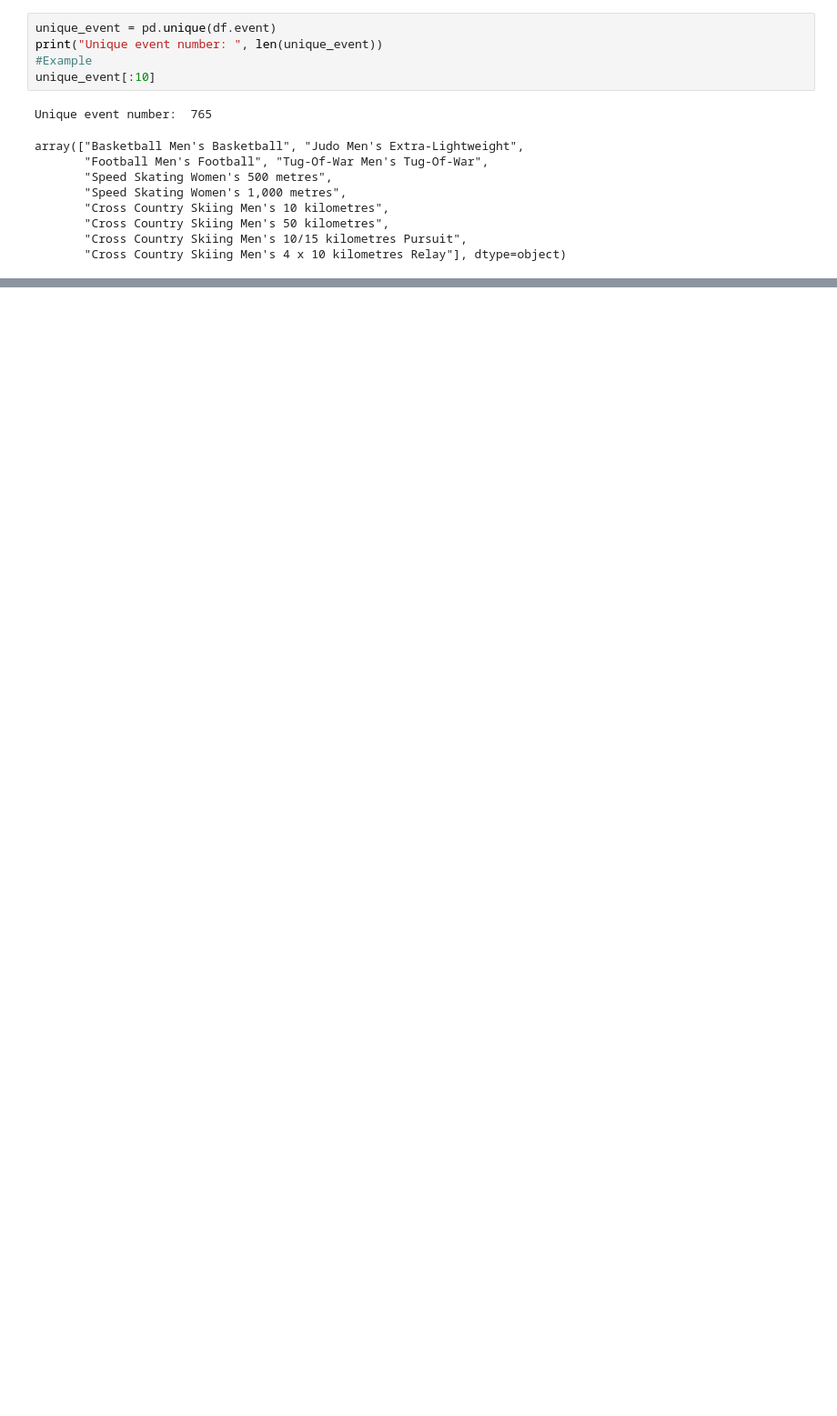
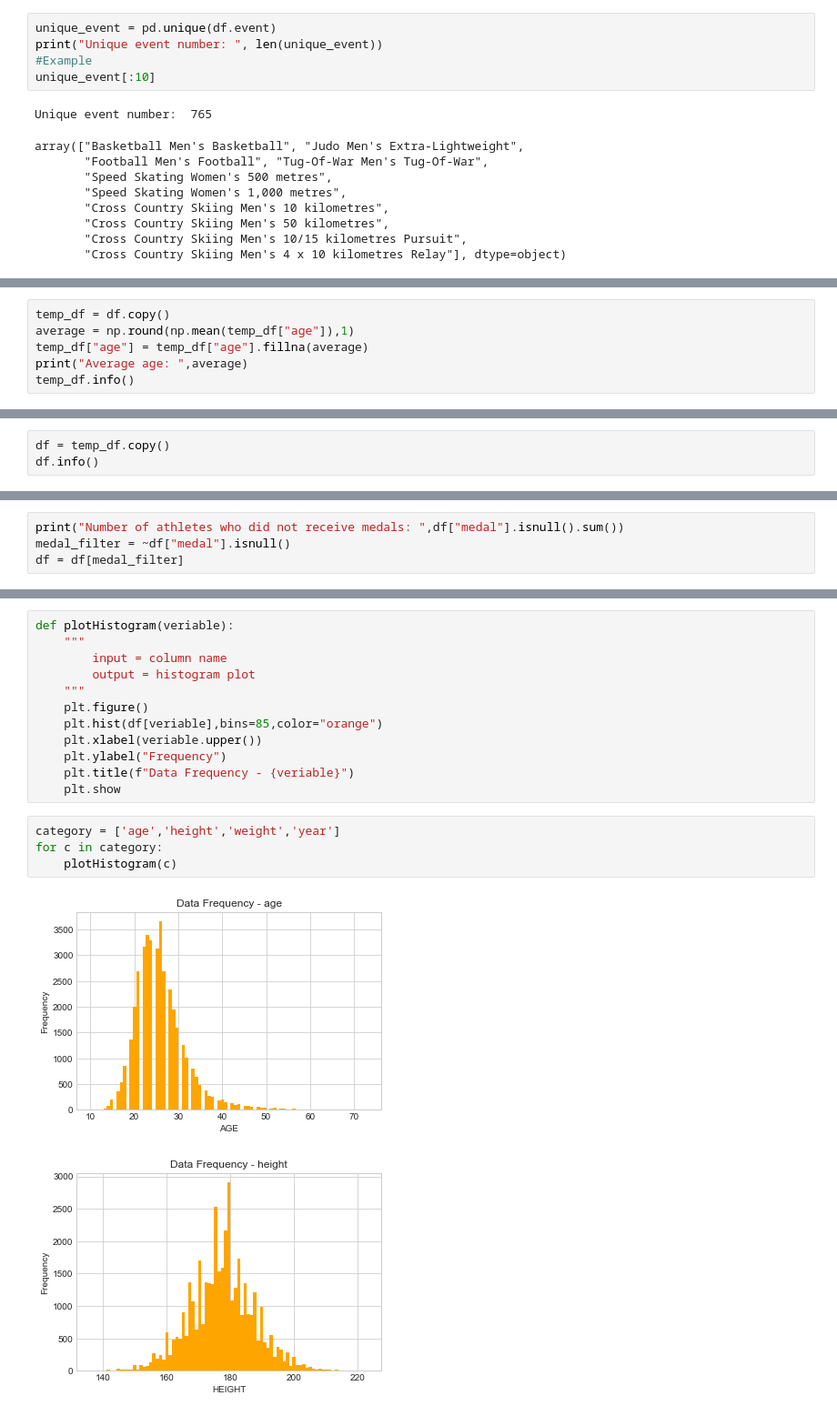
Before and after one commit to anildursunipek/Data-science-and-ML-notebook, a Jupyter notebook: Bootcamp/120-Years-Olympic-history-eda.ipynb, the cells around one changed output, grey strips where cells are left out. Shown: that part at 91% size. Cells and saved outputs as stored; diff of their text form; blank space fills up the shorter version.

Commit message:
120 years Olympic history Eda, Veriable analysis and visualization

```diff
--- a/Bootcamp/120-Years-Olympic-history-eda.ipynb
+++ b/Bootcamp/120-Years-Olympic-history-eda.ipynb
@@ -192,0 +215,6 @@ temp_df[test]
+# %%
+temp_df = df.copy()
+average = np.round(np.mean(temp_df["age"]),1)
+temp_df["age"] = temp_df["age"].fillna(average)
+print("Average age: ",average)
+temp_df.info()
@@ -192,0 +239,3 @@ temp_df[test]
+# %%
+df = temp_df.copy()
+df.info()
@@ -192,0 +263,4 @@ temp_df[test]
+# %%
+print("Number of athletes who did not receive medals: ",df["medal"].isnull().sum())
+medal_filter = ~df["medal"].isnull()
+df = df[medal_filter]
@@ -192,0 +315,19 @@ temp_df[test]
+# %%
+def plotHistogram(veriable):
+    """
+        input = column name
+        output = histogram plot
+    """
+    plt.figure()
+    plt.hist(df[veriable],bins=85,color="orange")
+    plt.xlabel(veriable.upper())
+    plt.ylabel("Frequency")
+    plt.title(f"Data Frequency - {veriable}")
+    plt.show
+# %%
+category = ['age','height','weight','year']
+for c in category:
+    plotHistogram(c)
+# %% [output]
+[figure, added]
+[figure, added]
```
Also changed, not shown: parts of 23 cells of this notebook, 1 other file.
